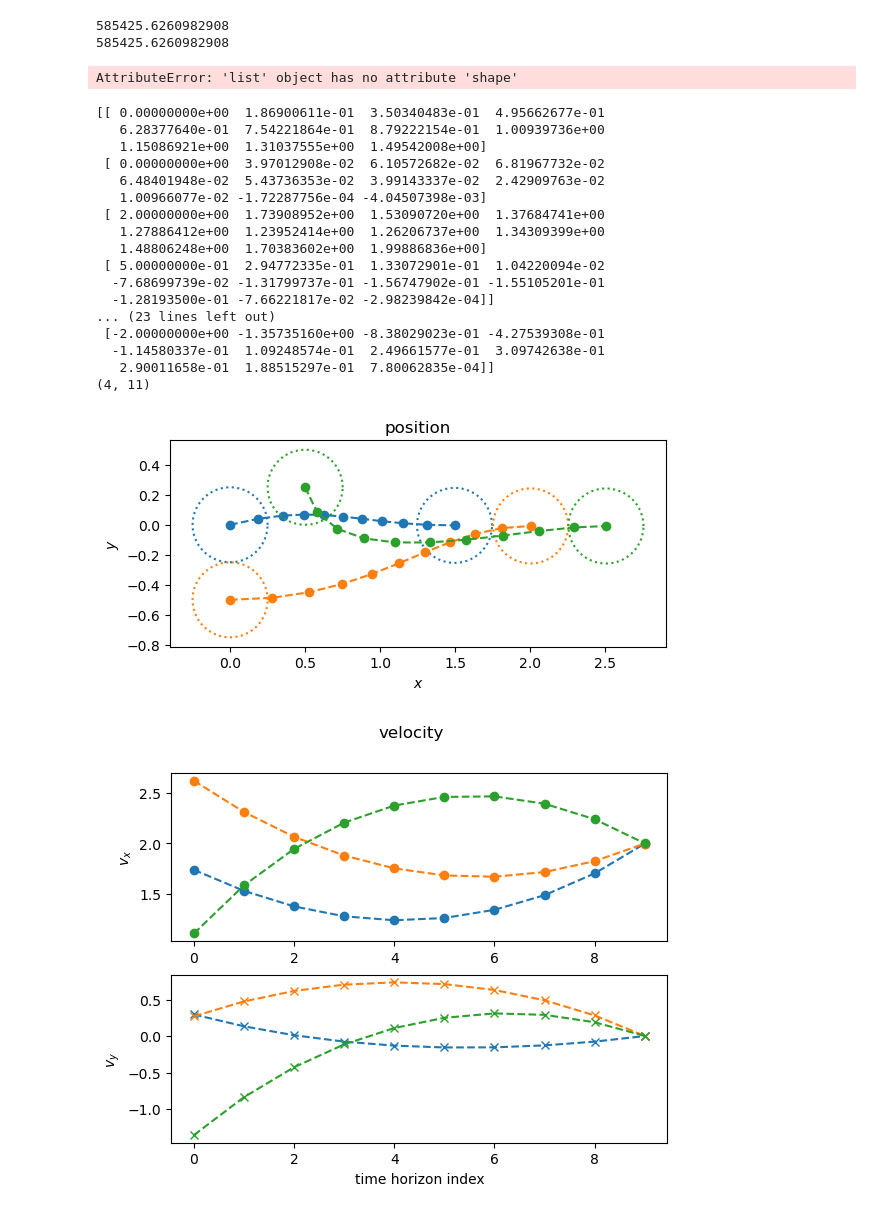
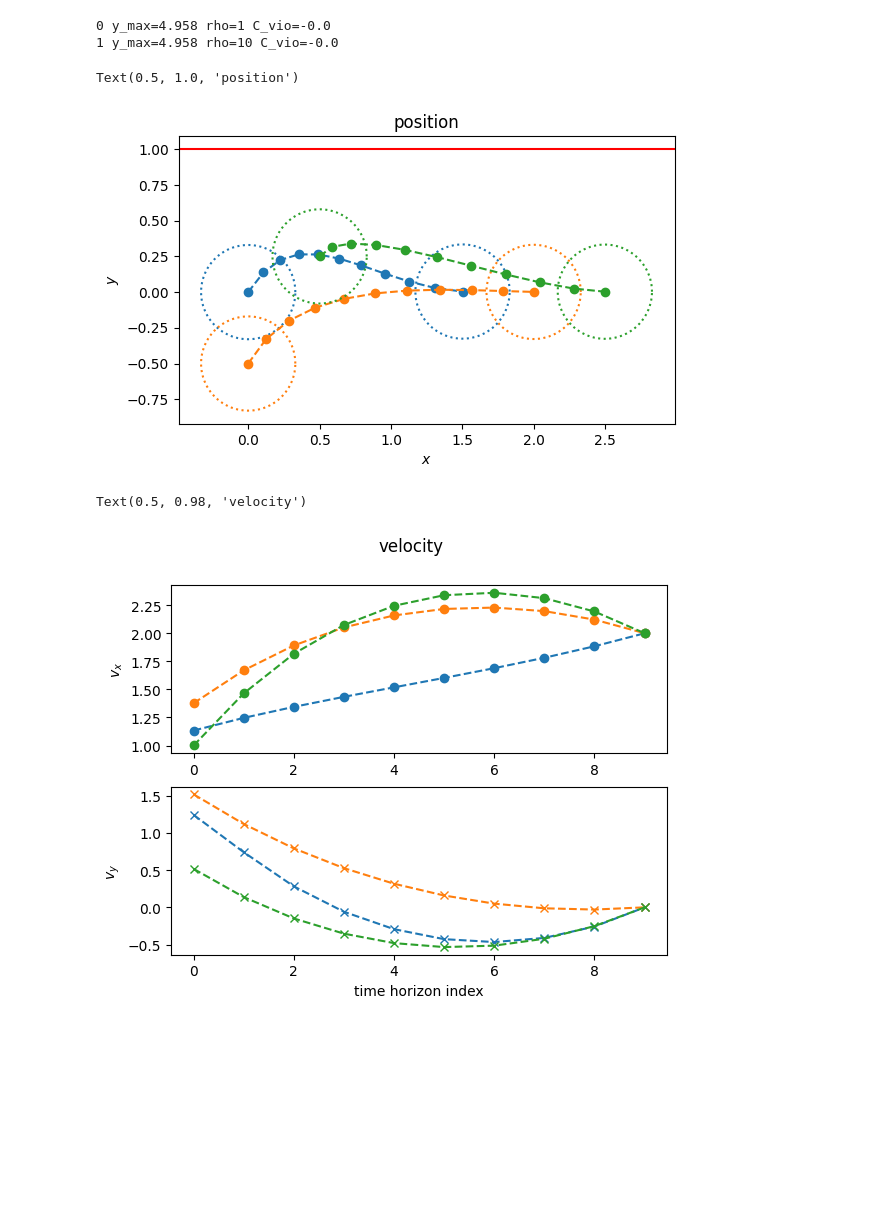
Before and after one commit to jtfa22/mae-271d-project-algames, a Jupyter notebook: sim.ipynb, the cells around one changed output. Cells and saved outputs as stored; diff of their text form; code cells hidden in the pictures; blank space fills up the shorter version.

```diff
--- a/sim.ipynb
+++ b/sim.ipynb
@@ -20,7 +20,7 @@ m = 2  # (a_x, a_y)
 dt = 0.1
 
 # collision avoidance radius
-r = 0.25
+r = 0.33
 
 # running cost matrix
 Q = np.eye(n)
@@ -32,24 +32,27 @@ Qf = np.eye(n) * 100
 R = np.eye(m)
 
 # penalty gain
-rho = 0
+rho = 1
 
 # penalty schedule
-gamma = 1.1
+gamma = 10
 
 # convergence tolerance
-eps = 10
+eps = 0.001
 
 # max iterations
-max_iter = 10
+max_iter = 20
 
 # multiplier to enforce dynamics
-dynamics_mult = 1000
+dynamics_mult = 100
 # %%
 # initial state
-x1_0 = np.array([0, 0, 2, 0.5])
-x2_0 = np.array([0, -0.5, 3, 0])
-x3_0 = np.array([0.5, 0.25, 0.5, -2])
+x1_0 = np.array([0, 0, 1, 1.75])
+x2_0 = np.array([0, -0.5, 1, 2])
+x3_0 = np.array([0.5, 0.25, 0.5, 1])
+# x1_0 = np.array([0, 0, 2, 0.5])
+# x2_0 = np.array([0, -0.5, 3, 0])
+# x3_0 = np.array([0.5, 0.25, 0.5, 2])
 list_x0 = [x1_0, x2_0, x3_0]
 
 # final state
@@ -60,7 +63,7 @@ list_xf = [x1_f, x2_f, x3_f]
 
 # constraints
 constraint_wall_y = 1
-constraint_u_x_max = 10
+constraint_u_x_max = 5
 constraint_u_y_max = constraint_u_x_max
 # %%
 X, U = ALGAMES(
@@ -83,5 +86,5 @@ X, U = ALGAMES(
     dynamics_mult,
 )
 # %% [output]
-585425.6260982908
-585425.6260982908
+0 y_max=4.958 rho=1 C_vio=-0.0
+1 y_max=4.958 rho=10 C_vio=-0.0
@@ -90,49 +91,30 @@ x_players = np.split(X, M)
-# %%
-print(x_players.shape)
-# %% [output]
-AttributeError: 'list' object has no attribute 'shape'
 # %%
 x_players = np.split(X, M)
 
 # safety radius
 th = np.linspace(0, 2 * np.pi, 180)
 c_cos = np.cos(th) * r
 c_sin = np.sin(th) * r
 
 # plot
 plt.figure()
 for i, x in enumerate(x_players):
     x = np.reshape(x, (n, N), order="F")
     x0 = np.reshape(list_x0[i], (n, 1))
     x = np.hstack((x0, x))
     plt.plot(x[0, :], x[1, :], "o--")
 
     # plot cola radius
     plt.plot(x[0, 0] + c_cos, x[1, 0] + c_sin, ":", c=f"C{i}")
     plt.plot(x[0, -1] + c_cos, x[1, -1] + c_sin, ":", c=f"C{i}")
+plt.axhline(constraint_wall_y, c="r")
 plt.gca().set_aspect("equal")
-plt.xlabel('$x$')
-plt.ylabel('$y$')
-plt.title("position");
+plt.xlabel("$x$")
+plt.ylabel("$y$")
+plt.title("position")
 # %% [output]
-[[ 0.00000000e+00  1.86900611e-01  3.50340483e-01  4.95662677e-01
-   6.28377640e-01  7.54221864e-01  8.79222154e-01  1.00939736e+00
-   1.15086921e+00  1.31037555e+00  1.49542008e+00]
- [ 0.00000000e+00  3.97012908e-02  6.10572682e-02  6.81967732e-02
-   6.48401948e-02  5.43736353e-02  3.99143337e-02  2.42909763e-02
-   1.00966077e-02 -1.72287756e-04 -4.04507398e-03]
- [ 2.00000000e+00  1.73908952e+00  1.53090720e+00  1.37684741e+00
-   1.27886412e+00  1.23952414e+00  1.26206737e+00  1.34309399e+00
-   1.48806248e+00  1.70383602e+00  1.99886836e+00]
- [ 5.00000000e-01  2.94772335e-01  1.33072901e-01  1.04220094e-02
-  -7.68699739e-02 -1.31799737e-01 -1.56747902e-01 -1.55105201e-01
-  -1.28193500e-01 -7.66221817e-02 -2.98239842e-04]]
-... (23 lines left out)
- [-2.00000000e+00 -1.35735160e+00 -8.38029023e-01 -4.27539308e-01
-  -1.14580337e-01  1.09248574e-01  2.49661577e-01  3.09742638e-01
-   2.90011658e-01  1.88515297e-01  7.80062835e-04]]
-(4, 11)
+Text(0.5, 1.0, 'position')
-[figure, old version]
+[figure, new version]
 # %%
 # velocity
 plt.figure()
@@ -140,14 +122,15 @@ for i, x in enumerate(x_players):
     x = np.reshape(x, (n, N), order="F")
     ax = plt.subplot(211)
     ax.plot(x[2, :], "o--", c=f"C{i}")
-    plt.ylabel('$v_x$')
+    plt.ylabel("$v_x$")
     ax = plt.subplot(212)
     ax.plot(x[3, :], "x--", c=f"C{i}")
-    plt.ylabel('$v_y$')
-plt.xlabel('time horizon index')
-plt.suptitle("velocity");
+    plt.ylabel("$v_y$")
+plt.xlabel("time horizon index")
+plt.suptitle("velocity")
 # %% [output]
+Text(0.5, 0.98, 'velocity')
-[figure, old version]
+[figure, new version]
 # %%
 u_players = np.split(U, M)
 
```
Also changed, not shown: parts of 7 cells of this notebook, 7 other files.
